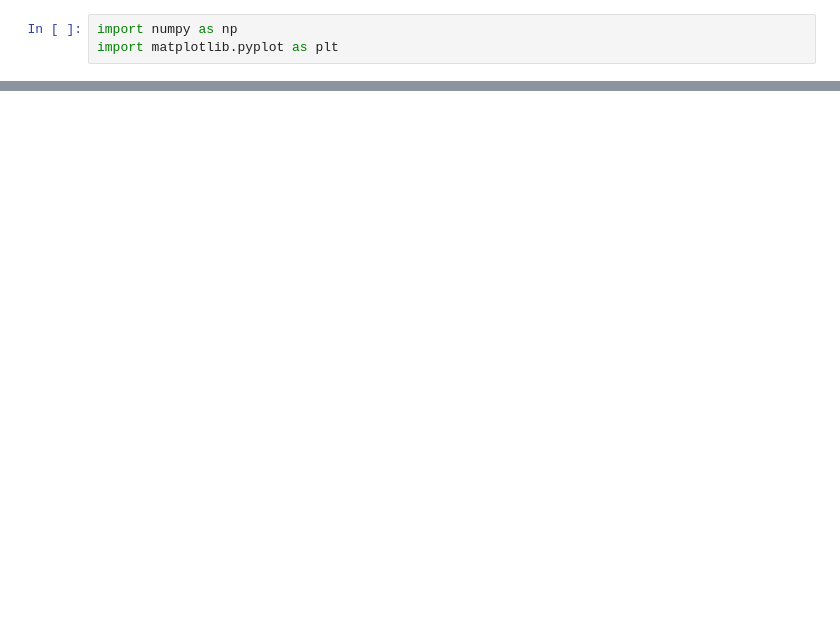
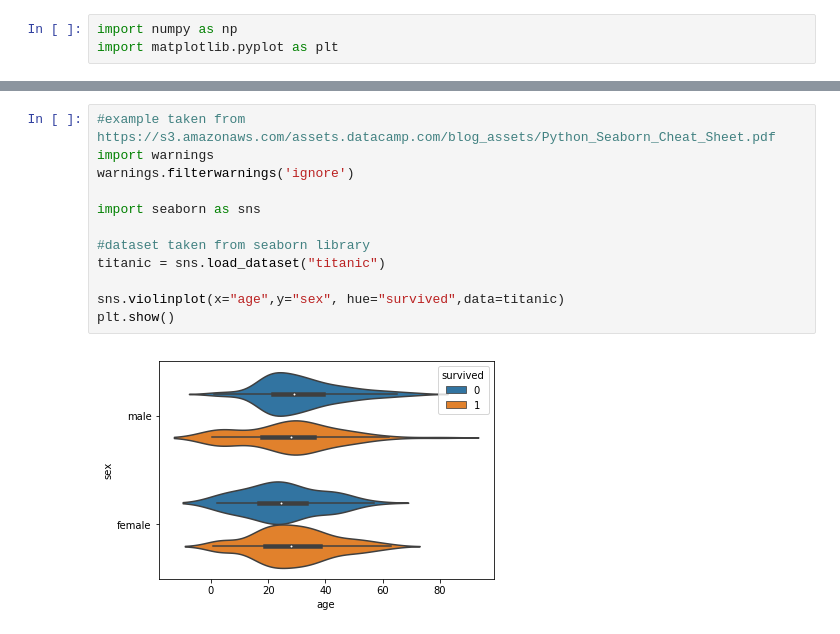
Before and after one commit to tommirrington/Boxplots, a Jupyter notebook: Boxplots.ipynb, the cells around one changed output, grey strips where cells are left out. Cells and saved outputs as stored; diff of their text form; blank space fills up the shorter version.

```diff
--- a/Boxplots.ipynb
+++ b/Boxplots.ipynb
@@ -57,0 +80,14 @@ The quartiles are defined by the median value of the data set.  The first quarti
+# %%
+#example taken from https://s3.amazonaws.com/assets.datacamp.com/blog_assets/Python_Seaborn_Cheat_Sheet.pdf
+import warnings
+warnings.filterwarnings('ignore')
+
+import seaborn as sns
+
+#dataset taken from seaborn library
+titanic = sns.load_dataset("titanic")
+
+sns.violinplot(x="age",y="sex", hue="survived",data=titanic)
+plt.show()
+# %% [output]
+[figure, added]
```
Also changed, not shown: parts of 13 cells of this notebook.
